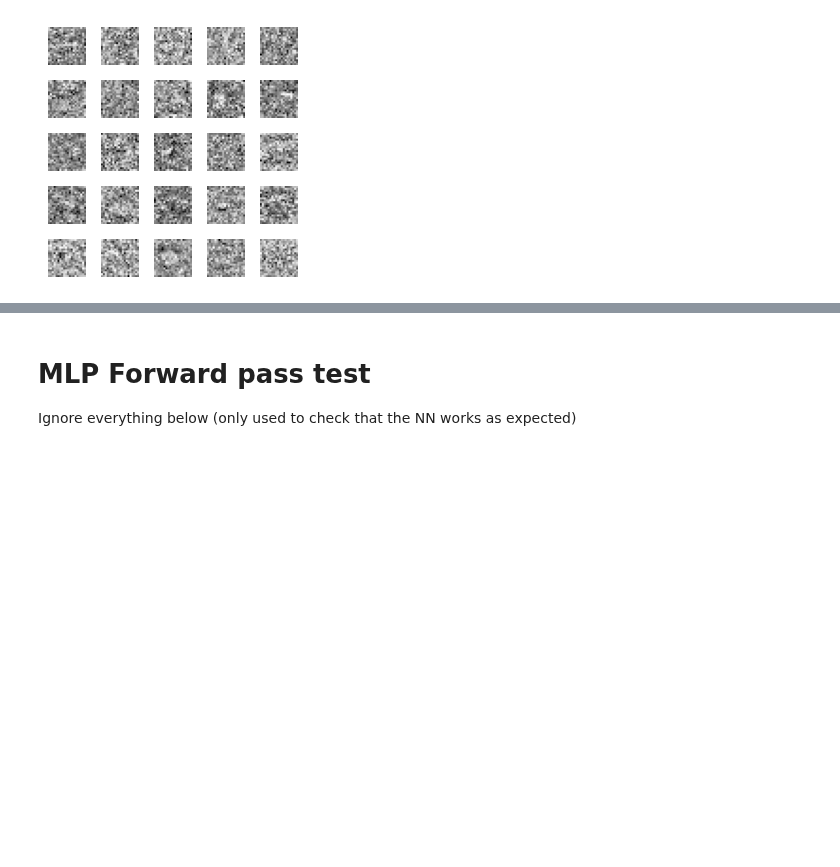
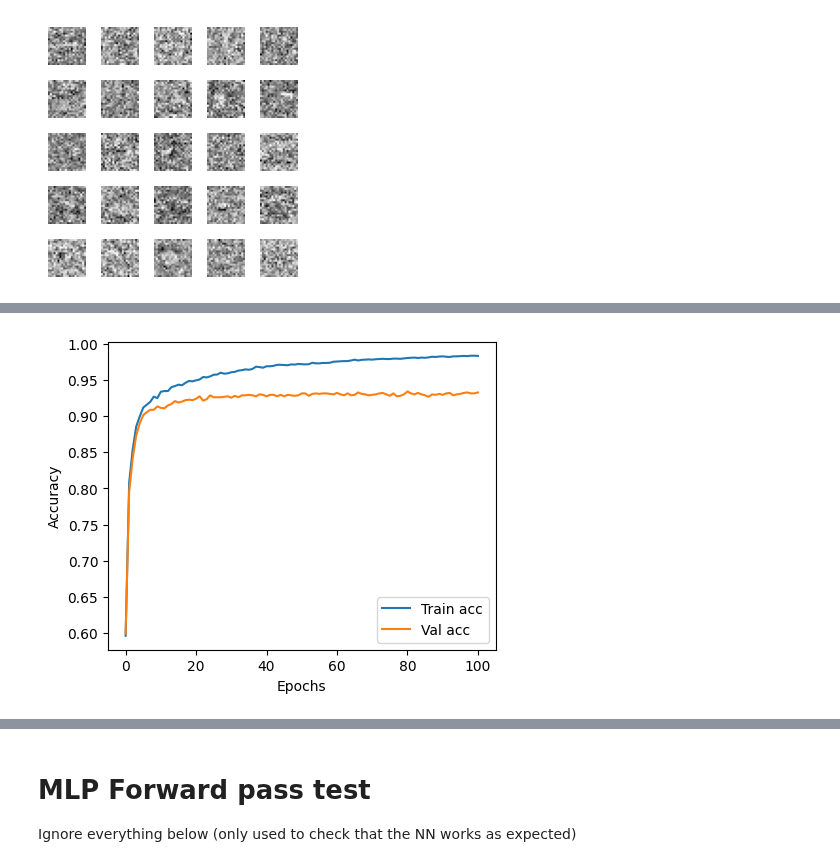
Before and after one commit to JouhC/ai-linearalgebra-probsets, a Jupyter notebook: notebooks/ps3_ann.ipynb, the cells around one changed output, grey strips where cells are left out. Saved outputs shown, nothing was run; the diff lists cells and outputs as text; code cells hidden in the pictures; blank space fills up the shorter version.

```diff
--- a/notebooks/ps3_ann.ipynb
+++ b/notebooks/ps3_ann.ipynb
@@ -896,0 +927,31 @@ plot_first_x_images(viz_weights_net_b, image_size=2.8)
+# %%
+network_c_hyperparams = {
+    "layer_sizes": [400, 25, 10],
+    "eta": 0.4,
+    "epochs": 100,
+    "mini_batch_size": 8,
+}
+
+network_c = MLP(
+    layer_sizes=network_c_hyperparams["layer_sizes"], random_seed=33, better_w_init=True
+)
+network_c.display_network_info()
+
+network_c.SGD_fit(
+    eta=network_c_hyperparams["eta"],
+    epochs=network_c_hyperparams["epochs"],
+    # X_train=X_train.to_numpy()
+    # .reshape(-1, 20, 20)
+    # .transpose((0, 2, 1))
+    # .reshape(-1, 400),
+    X_train=X_train.to_numpy(),
+    y_train=y_train.to_numpy(),
+    # X_validation=X_val.to_numpy()
+    # .reshape(-1, 20, 20)
+    # .transpose((0, 2, 1))
+    # .reshape(-1, 400),
+    X_validation=X_val.to_numpy(),
+    y_validation=y_val.to_numpy(),
+    mini_batch_size=network_c_hyperparams["mini_batch_size"],
+    save_weights_after_n_epochs=23,
+)
@@ -896,0 +976,10 @@ plot_first_x_images(viz_weights_net_b, image_size=2.8)
+# %%
+plot_training_curves(
+    arr1=network_c.acc_train,
+    arr2=network_c.acc_val,
+    label1="Train acc",
+    label2="Val acc",
+    metric="Accuracy",
+)
+# %% [output]
+[figure, added]
```
Also changed, not shown: parts of 6 cells of this notebook, 1 other file.
